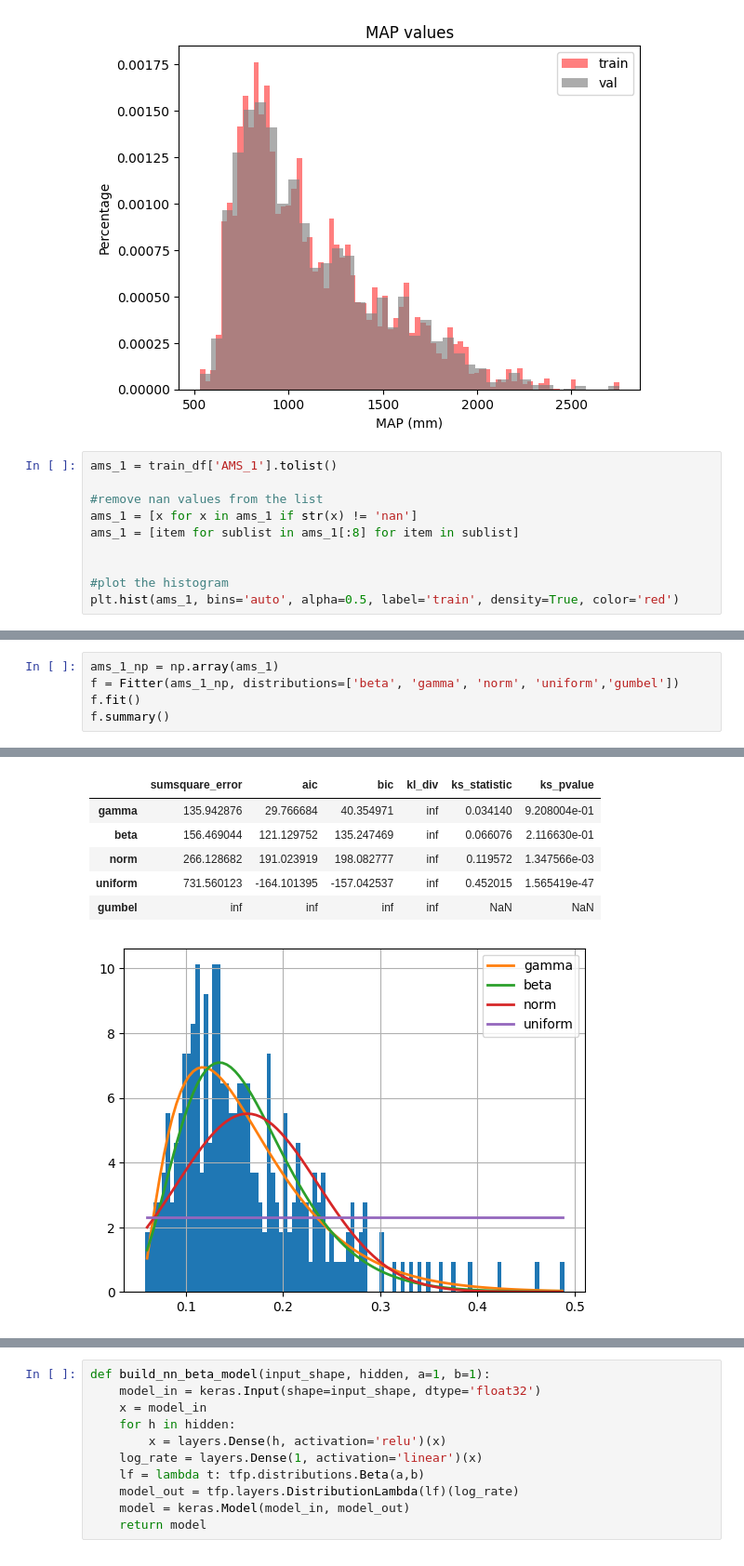
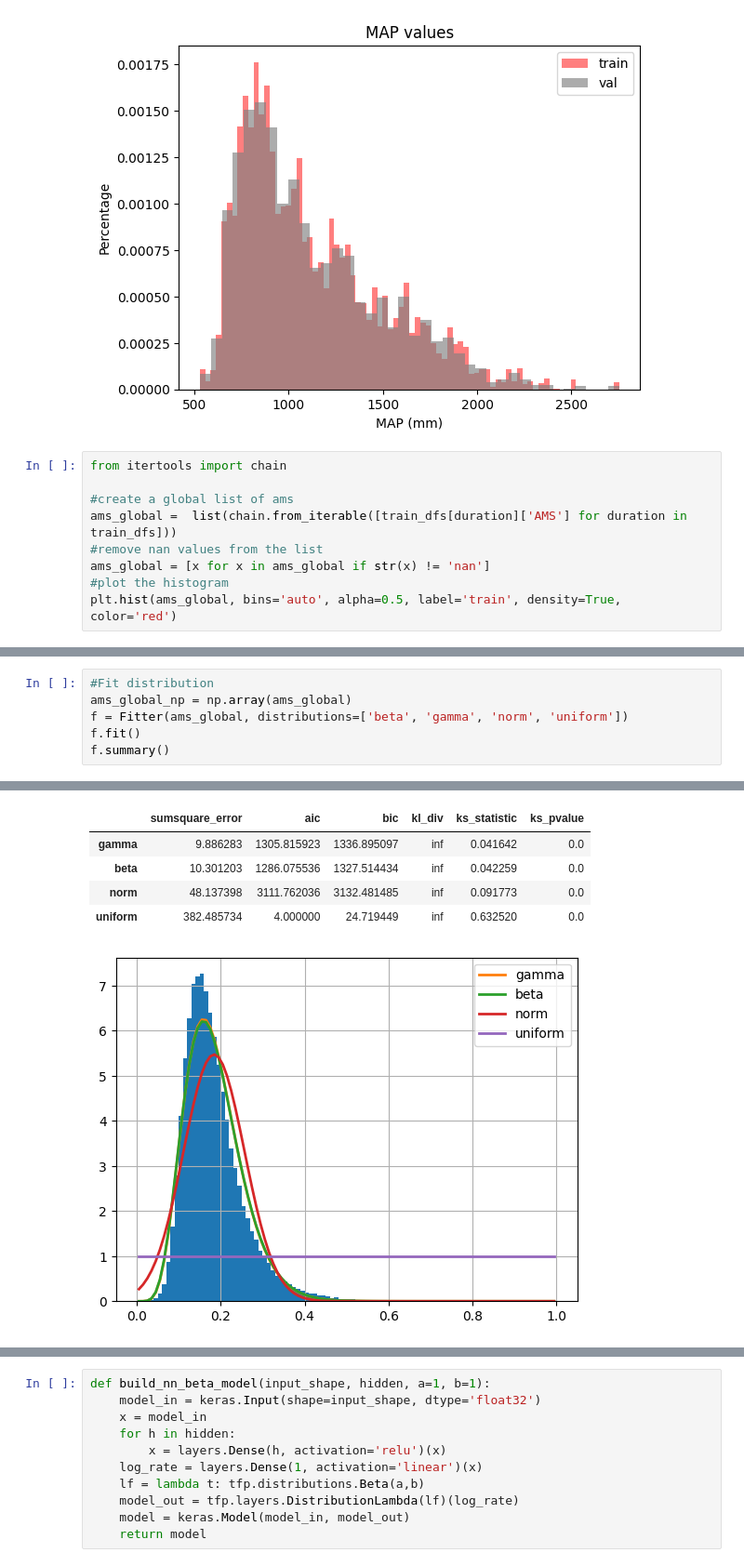
Before and after one commit to oshodiS/Rainfall-BetaEstimation, a Jupyter notebook: project.ipynb, the cells around one changed output, grey strips where cells are left out. Shown at 93% size. Saved outputs shown, nothing was run; the diff lists cells and outputs as text.

Commit message:
global AMS to fit a and b

```diff
--- a/project.ipynb
+++ b/project.ipynb
@@ -263,13 +272,12 @@ plt.show()
 # %% [output]
 [figure]
 # %%
-ams_1 = train_df['AMS_1'].tolist()
+from itertools import chain
 
+#create a global list of ams
+ams_global =  list(chain.from_iterable([train_dfs[duration]['AMS'] for duration in train_dfs]))
 #remove nan values from the list
-ams_1 = [x for x in ams_1 if str(x) != 'nan']
-ams_1 = [item for sublist in ams_1[:8] for item in sublist]
-
-
+ams_global = [x for x in ams_global if str(x) != 'nan']
 #plot the histogram
-plt.hist(ams_1, bins='auto', alpha=0.5, label='train', density=True, color='red')
+plt.hist(ams_global, bins='auto', alpha=0.5, label='train', density=True, color='red')
 # %% [output]
@@ -285,6 +302,7 @@ plt.hist(ams_1, bins='auto', alpha=0.5, label='train', density=True, color='red'
 # %%
-ams_1_np = np.array(ams_1)
-f = Fitter(ams_1_np, distributions=['beta', 'gamma', 'norm', 'uniform','gumbel'])
+#Fit distribution
+ams_global_np = np.array(ams_global)
+f = Fitter(ams_global, distributions=['beta', 'gamma', 'norm', 'uniform'])
 f.fit()
 f.summary()
 # %% [output]
@@ -297,8 +313,7 @@ f.summary()
 |  | sumsquare_error | aic | bic | kl_div | ks_statistic | ks_pvalue |
-| gamma | 135.942876 | 29.766684 | 40.354971 | inf | 0.034140 | 9.208004e-01 |
-| beta | 156.469044 | 121.129752 | 135.247469 | inf | 0.066076 | 2.116630e-01 |
-| norm | 266.128682 | 191.023919 | 198.082777 | inf | 0.119572 | 1.347566e-03 |
-| uniform | 731.560123 | -164.101395 | -157.042537 | inf | 0.452015 | 1.565419e-47 |
-| gumbel | inf | inf | inf | inf | NaN | NaN |
+| gamma | 9.886283 | 1305.815923 | 1336.895097 | inf | 0.041642 | 0.0 |
+| beta | 10.301203 | 1286.075536 | 1327.514434 | inf | 0.042259 | 0.0 |
+| norm | 48.137398 | 3111.762036 | 3132.481485 | inf | 0.091773 | 0.0 |
+| uniform | 382.485734 | 4.000000 | 24.719449 | inf | 0.632520 | 0.0 |
-[figure, old version]
+[figure, new version]
 # %%
```
Also changed, not shown: parts of 5 cells of this notebook.
